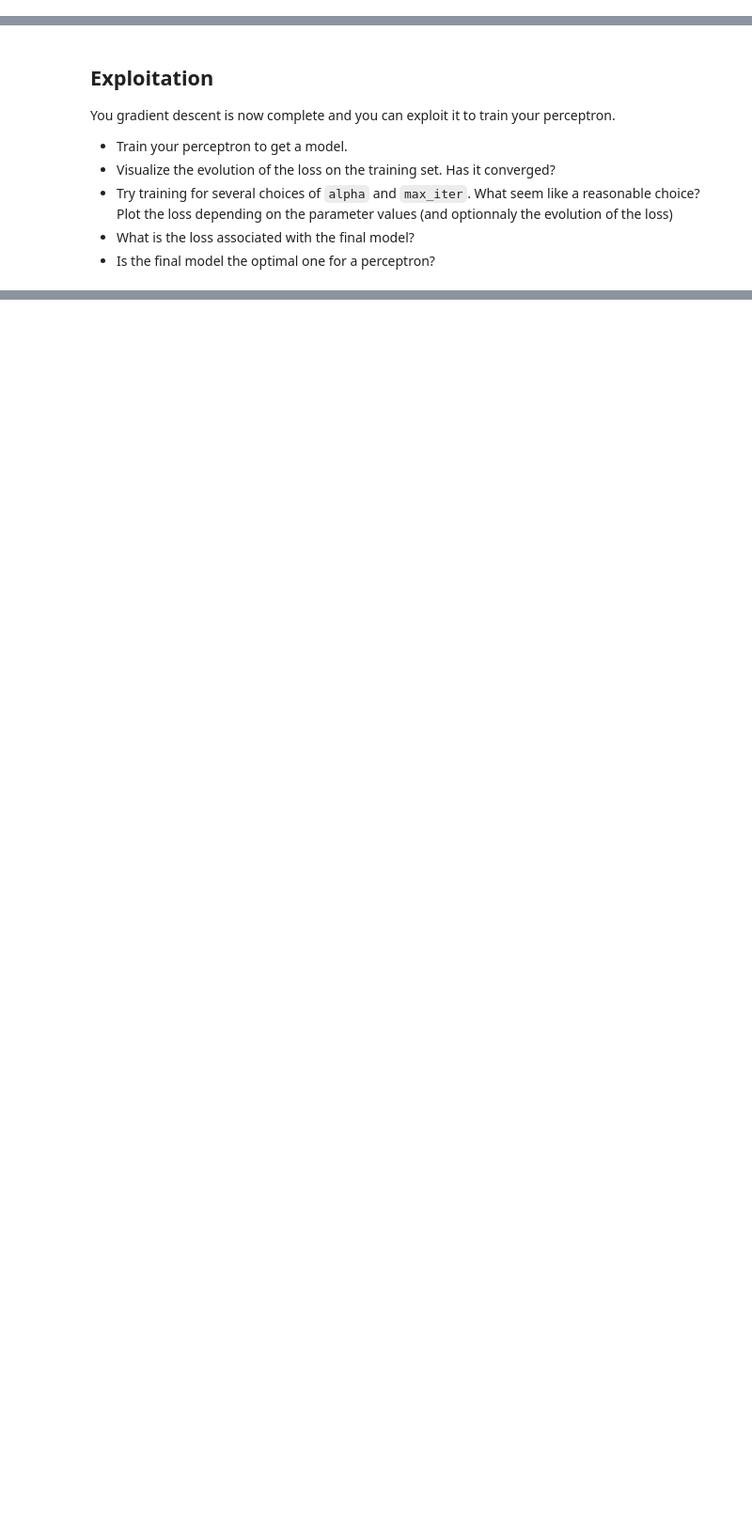
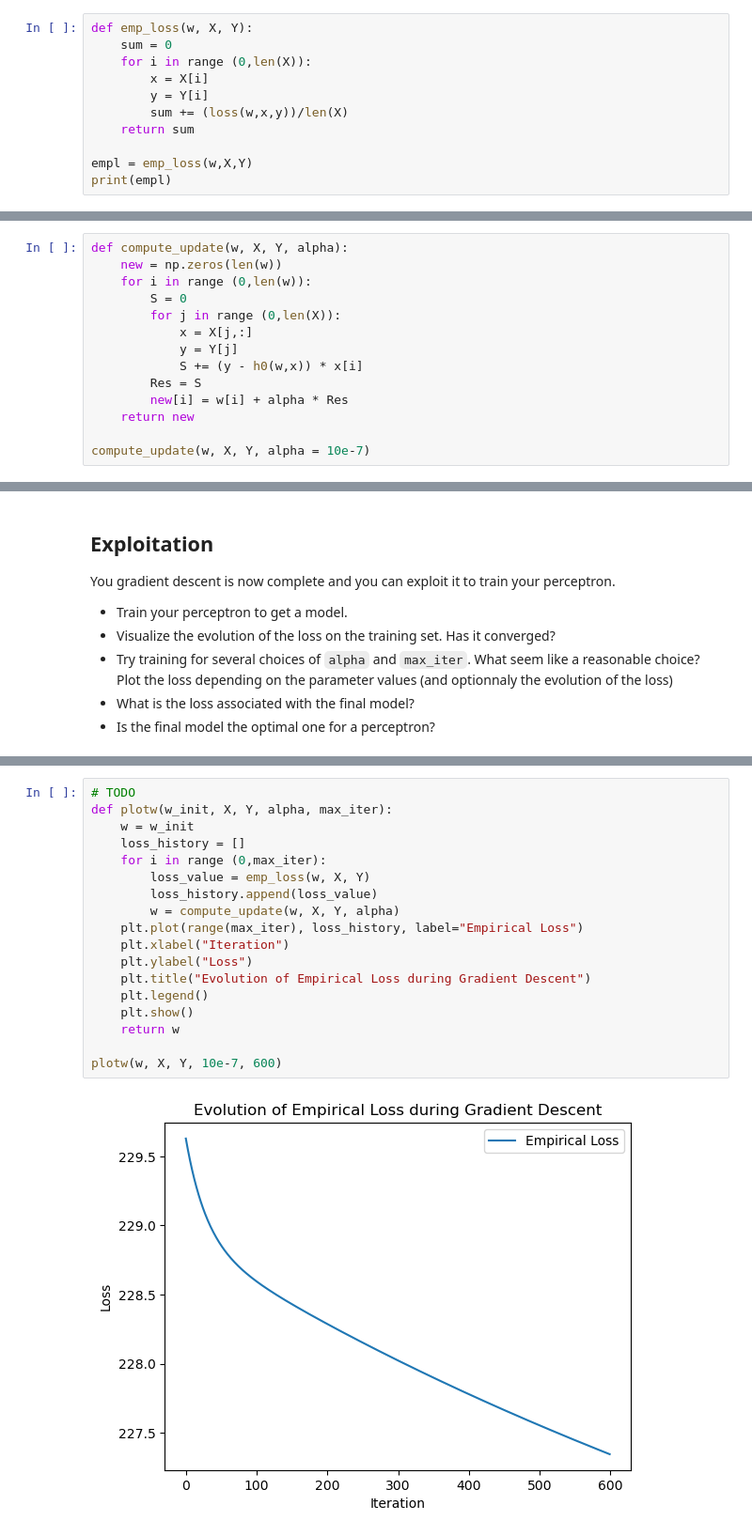
Before and after one commit to dcocoma/Machine-Learning, a Jupyter notebook: ML/perceptron.ipynb, the cells around one changed output, grey strips where cells are left out. Shown at 94% size. Saved outputs shown, nothing was run; the diff lists cells and outputs as text; blank space fills up the shorter version.

```diff
--- a/ML/perceptron.ipynb
+++ b/ML/perceptron.ipynb
@@ -154,0 +194,11 @@ def emp_loss(w, X, Y):
+# %%
+def emp_loss(w, X, Y):
+    sum = 0
+    for i in range (0,len(X)):
+        x = X[i]
+        y = Y[i]
+        sum += (loss(w,x,y))/len(X)
+    return sum
+
+empl = emp_loss(w,X,Y)
+print(empl)
@@ -167,0 +215,14 @@ compute_update(w, X, Y, alpha = 10e-7)
+# %%
+def compute_update(w, X, Y, alpha):
+    new = np.zeros(len(w))
+    for i in range (0,len(w)):
+        S = 0
+        for j in range (0,len(X)):
+            x = X[j,:]
+            y = Y[j]
+            S += (y - h0(w,x)) * x[i]
+        Res = S
+        new[i] = w[i] + alpha * Res
+    return new
+
+compute_update(w, X, Y, alpha = 10e-7)
@@ -190,0 +265,20 @@ You gradient descent is now complete and you can exploit it to train your percep
+# %%
+# TODO
+def plotw(w_init, X, Y, alpha, max_iter):
+    w = w_init
+    loss_history = []
+    for i in range (0,max_iter):
+        loss_value = emp_loss(w, X, Y)
+        loss_history.append(loss_value)
+        w = compute_update(w, X, Y, alpha)
+    plt.plot(range(max_iter), loss_history, label="Empirical Loss")
+    plt.xlabel("Iteration")
+    plt.ylabel("Loss")
+    plt.title("Evolution of Empirical Loss during Gradient Descent")
+    plt.legend()
+    plt.show()
+    return w
+
+plotw(w, X, Y, 10e-7, 600)
+# %% [output]
+[figure, added]
```
Also changed, not shown: parts of 20 cells of this notebook.
